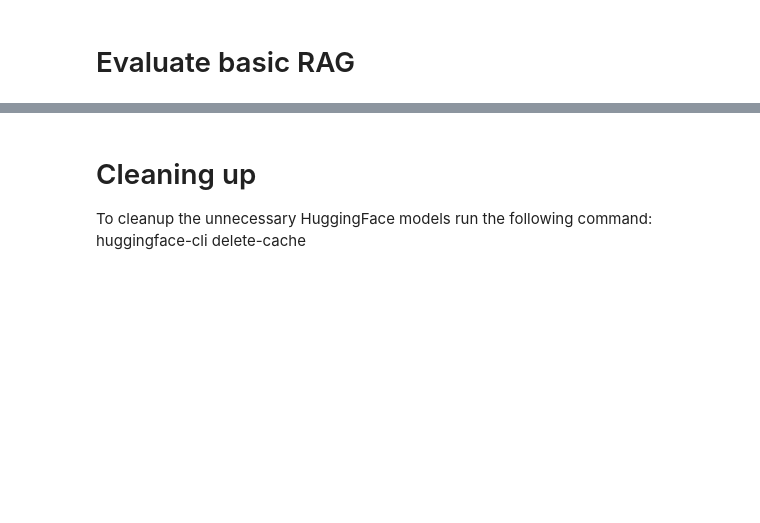
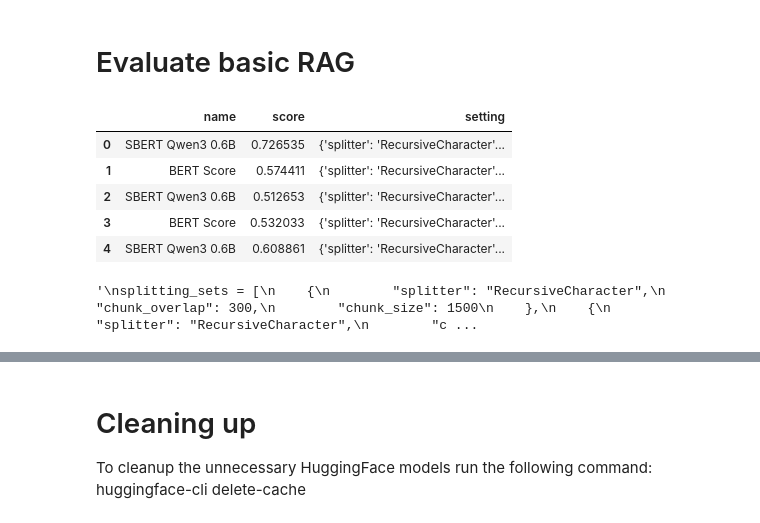
Before and after one commit to sajozsattila/blog, a Jupyter notebook: HybridRAG/rio_rag.ipynb, the cells around one changed output, grey strips where cells are left out. Drawn from its saved outputs; the diff is of its cells as text; code cells hidden in the pictures; blank space fills up the shorter version.

```diff
--- a/HybridRAG/rio_rag.ipynb
+++ b/HybridRAG/rio_rag.ipynb
@@ -218,4 +224,18 @@ def task(input, expected) -> str:
     rag_answer = MyRAG().invoke(question)
 
     return rag_answer
+# %%
+df_all_result = pd.DataFrame()
+
+result_file = "rio_validation.json"
+if os.path.exists(result_file):
+    df_all_result = pd.read_json(result_file)
+df_all_result.head()
+# %% [output]
+|  | name | score | setting |
+| 0 | SBERT Qwen3 0.6B | 0.726535 | {'splitter': 'RecursiveCharacter'... |
+| 1 | BERT Score | 0.574411 | {'splitter': 'RecursiveCharacter'... |
+| 2 | SBERT Qwen3 0.6B | 0.512653 | {'splitter': 'RecursiveCharacter'... |
+| 3 | BERT Score | 0.532033 | {'splitter': 'RecursiveCharacter'... |
+| 4 | SBERT Qwen3 0.6B | 0.608861 | {'splitter': 'RecursiveCharacter'... |
 # %%
@@ -272,6 +290,7 @@ splitting_sets = [
     }
 ]
 # %%
+"""
 splitting_sets = [
     {
         "splitter": "RecursiveCharacter",
@@ -284,6 +303,16 @@ splitting_sets = [
         "chunk_size": 1000
     }
 ]
+
+splitting_sets = [
+    {
+        "splitter": "Agentic",
+        # "model_name": "qwen/qwen3-30b-a3b:free"
+    }
+]
+"""
+# %% [output]
+'\nsplitting_sets = [\n    {\n        "splitter": "RecursiveCharacter",\n        "chunk_overlap": 300,\n        "chunk_size": 1500\n    },\n    {\n        "splitter": "RecursiveCharacter",\n        "c ...
 # %%
 # run the different experiments
 for splitting_setting in splitting_sets:
```
Also changed, not shown: parts of 9 cells of this notebook, 2 other files.
